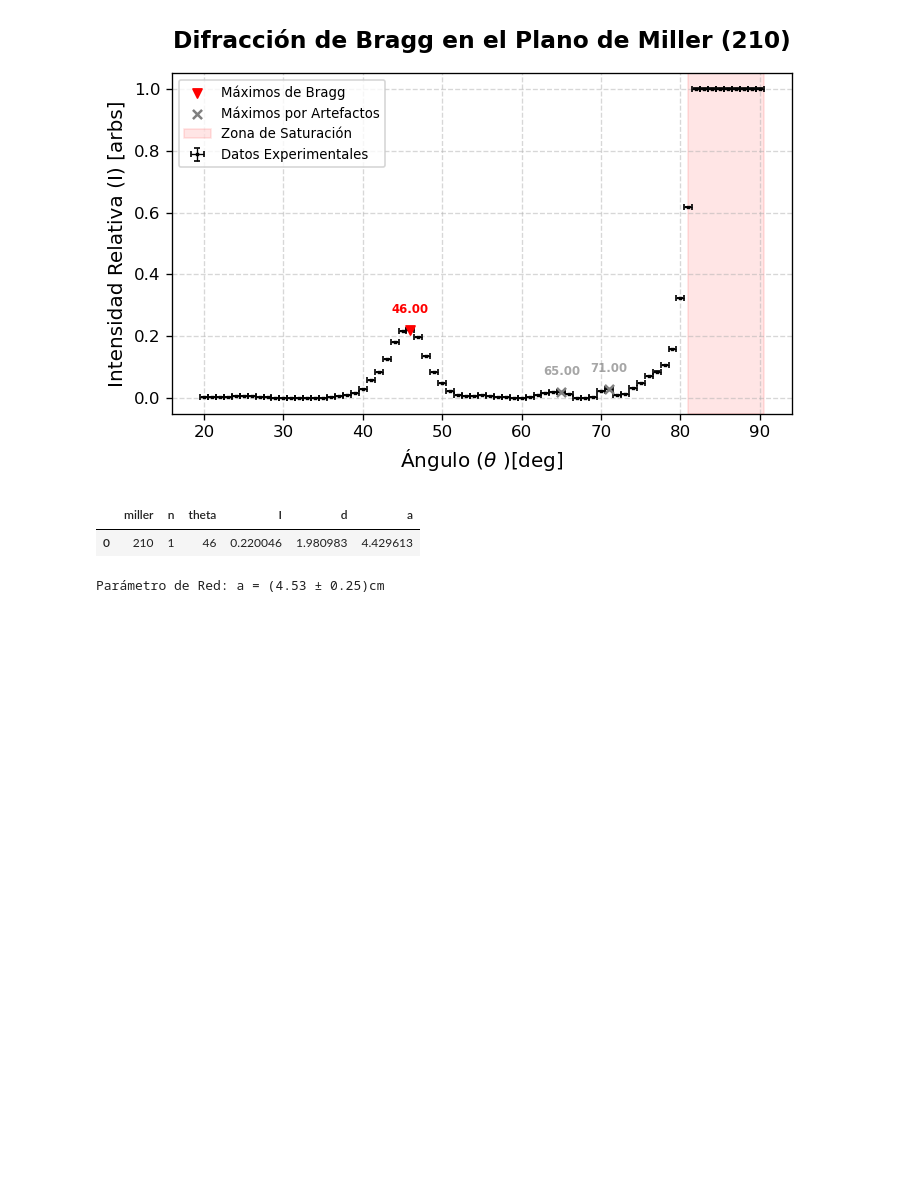
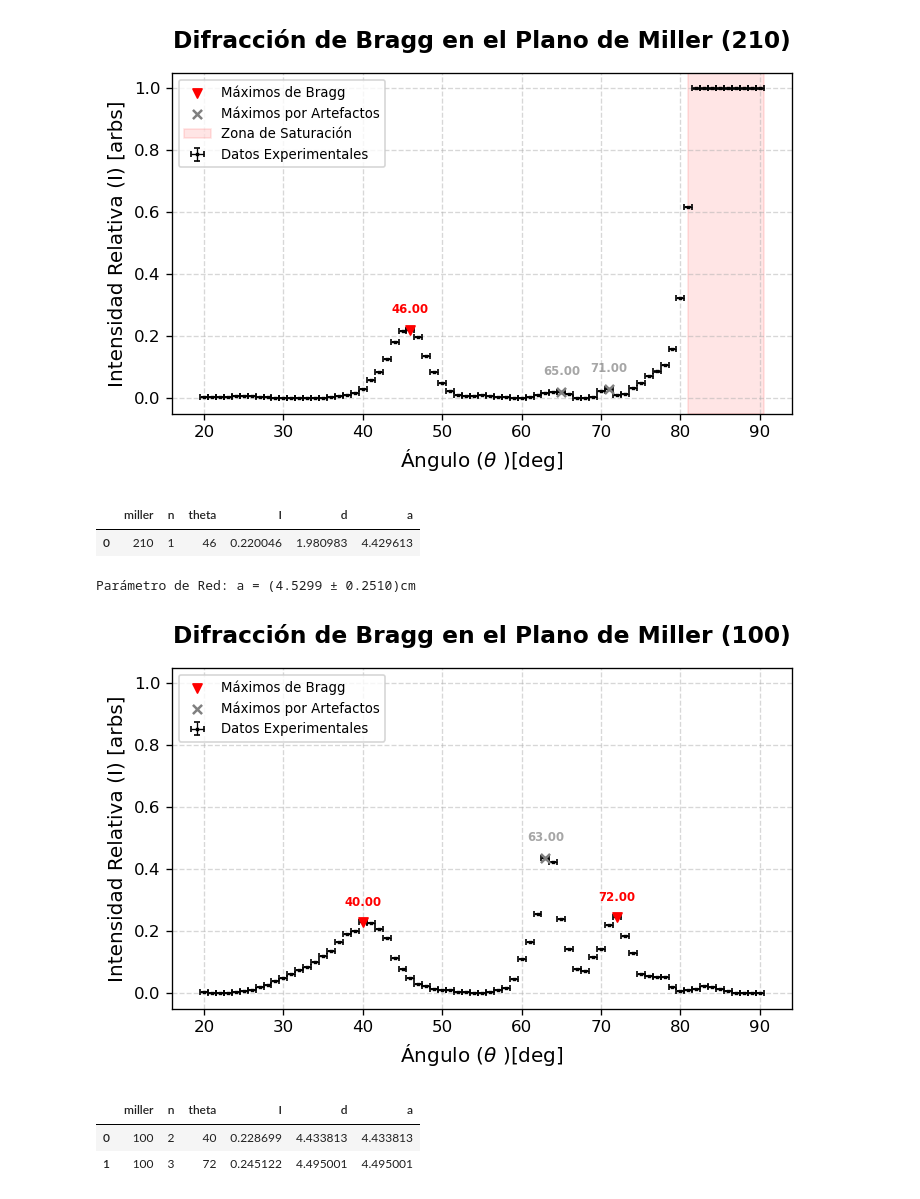
Before and after one commit to JustaPurpleWolf/Undergraduate-Physics-Methods, a Jupyter notebook: Modern Physics/Microwaves/Bragg Diffraction/microwaves_bragg_diffraction.ipynb, the cells around one changed output. Drawn from its saved outputs; the diff is of its cells as text; code cells hidden in the pictures; blank space fills up the shorter version.

```diff
--- a/Modern Physics/Microwaves/Bragg Diffraction/microwaves_bragg_diffraction.ipynb
+++ b/Modern Physics/Microwaves/Bragg Diffraction/microwaves_bragg_diffraction.ipynb
@@ -88,14 +88,15 @@ plot_wavelength('EXP_wavelength_14_04_2026.csv')
 [figure]
 λ = (2.90 ± 0.30) cm
 # %%
-def plot_miller(data_path, miller = 100, wavelength = 2.85, n = 1, height = 0.005, distance = 5, valid = None, sat = 80):
+def plot_miller(data_path, miller = 100, wavelength = 2.85, n = 1, height = 0.005, distance = 5, valid = None,
+                sat = None, Imax= 5040, label = ''):
     hkl = tuple(map(int, str(miller)))
 
     df = pd.read_csv('data/' + data_path)
     theta = df['theta [deg]']
     dtheta = df['dtheta [deg]']
-    I = (df['I [mV]']-np.min(df['I [mV]']))/(np.max(df['I [mV]'])-np.min(df['I [mV]']))
-    dI = df['dI [mV]']/(np.max(df['I [mV]'])-np.min(df['I [mV]']))
+    I = (df['I [mV]']-np.min(df['I [mV]']))/(Imax-np.min(df['I [mV]']))
+    dI = df['dI [mV]']/(Imax-np.min(df['I [mV]']))
 
     index, _ = find_peaks(I, height = height, distance= distance)
     theta_peaks = theta.iloc[index].values
@@ -110,7 +111,6 @@ def plot_miller(data_path, miller = 100, wavelength = 2.85, n = 1, height = 0.00
             label='Datos Experimentales', elinewidth = 0.8)
     flag = 0
     for i, txt in enumerate(theta_peaks):
-        # Lógica de validación
         is_peak_valid = False
         if valid is not None:
             for v_val in valid:
@@ -138,12 +138,13 @@ def plot_miller(data_path, miller = 100, wavelength = 2.85, n = 1, height = 0.00
             ax.scatter(txt, I_peaks[i], color='gray', s=30, marker='x', zorder=4, label='Máximos por Artefactos')
             ax.annotate(f'{txt:.2f}', (txt, I_peaks[i]), textcoords="offset points",
                         xytext=(0,10), ha='center', fontsize=7, color='gray', fontweight='bold', alpha=0.7)
-
-    ax.axvspan(sat, 90.5, color='red', alpha=0.1, zorder=0, label='Zona de Saturación')
+    if sat is not None:
+        ax.axvspan(sat, 90.5, color='red', alpha=0.1, zorder=0, label='Zona de Saturación')
 
     ax.set_title(f'Difracción de Bragg en el Plano de Miller ({miller})', fontsize=14, fontweight='bold', pad=15)
     ax.set_xlabel('Ángulo ($\\theta$ )[deg]', fontsize=12)
     ax.set_ylabel('Intensidad Relativa (I) [arbs]', fontsize=12)
+    ax.set_ylim(-0.05, 1.05)
     ax.grid(True, linestyle='--', alpha=0.5)
 
     handles, labels = ax.get_legend_handles_labels()
@@ -151,7 +152,7 @@ def plot_miller(data_path, miller = 100, wavelength = 2.85, n = 1, height = 0.00
     ax.legend(by_label.values(), by_label.keys(), loc='upper left', fontsize=8)
 
     plt.tight_layout()
-    plt.savefig(f'plots/EXP2_miller_{miller}', bbox_inches='tight')
+    plt.savefig(f'plots/EXP2_miller_{miller}_{label}', bbox_inches='tight')
     plt.show()
 
     return pd.DataFrame(data_bragg)
@@ -181,6 +186,15 @@ plot_miller('EXP_miller_210_16_04_2026.csv',210, n= 1, height = 0.009, distance
 a_list = [4.178896, 4.521328, 4.954691, 4.564833, 4.429613]
 a = np.mean(a_list)
 da = np.std(a_list)
-print(f'Parámetro de Red: a = ({a:.2f} \u00b1 {da:.2f})cm ')
+print(f'Parámetro de Red: a = ({a:.4f} \u00b1 {da:.4f})cm ')
 # %% [output]
-Parámetro de Red: a = (4.53 ± 0.25)cm
+Parámetro de Red: a = (4.5299 ± 0.2510)cm
+# %%
+bragg = plot_miller('EXP_miller_100_21_04_2026.csv', miller  = 100, n=2, height = 0.1, distance = 5,
+                    valid = [40,72], label = 'm2')
+bragg
+# %% [output]
+[figure, added]
+|  | miller | n | theta | I | d | a |
+| 0 | 100 | 2 | 40 | 0.228699 | 4.433813 | 4.433813 |
+| 1 | 100 | 3 | 72 | 0.245122 | 4.495001 | 4.495001 |
```
Also changed, not shown: parts of 6 cells of this notebook, 56 other files.
